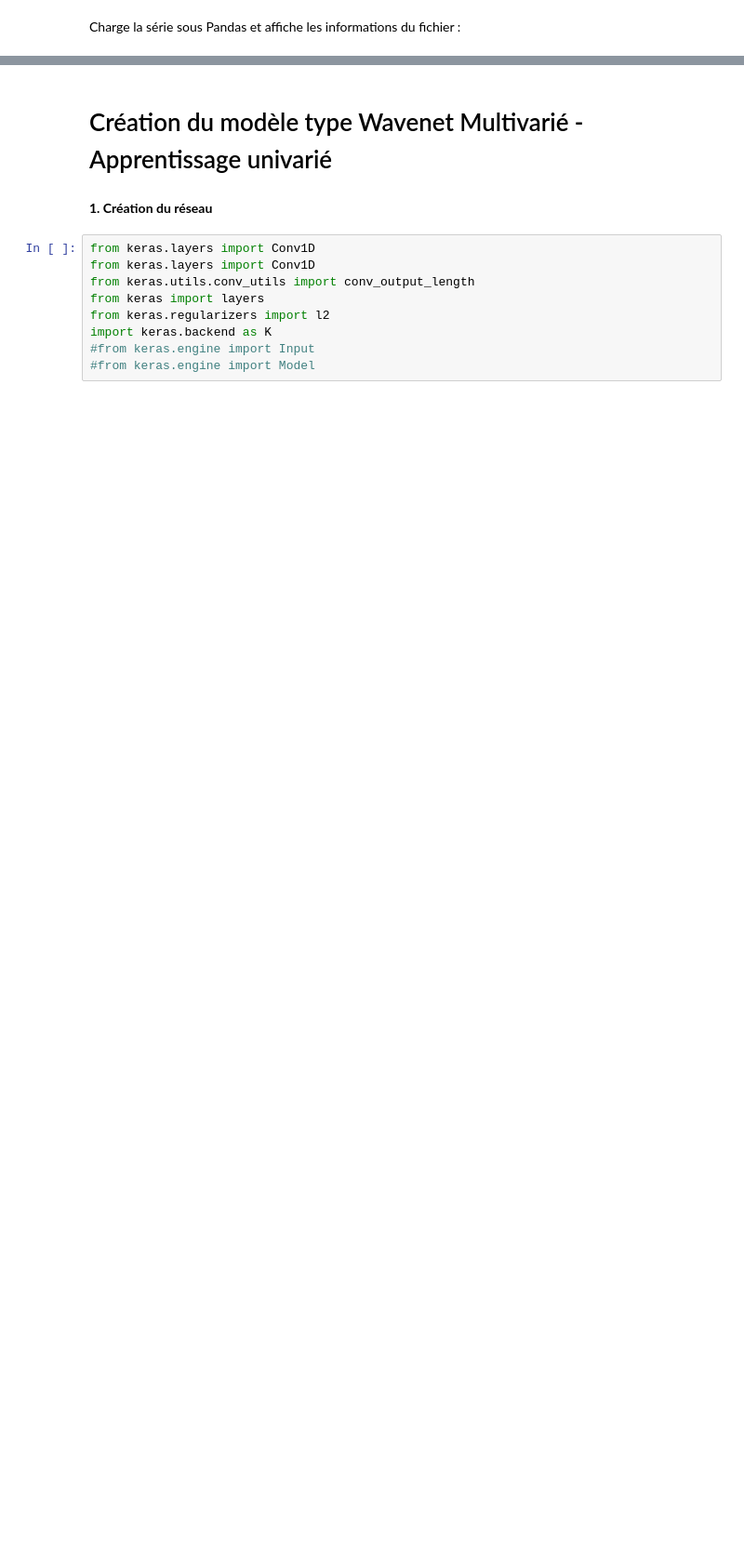
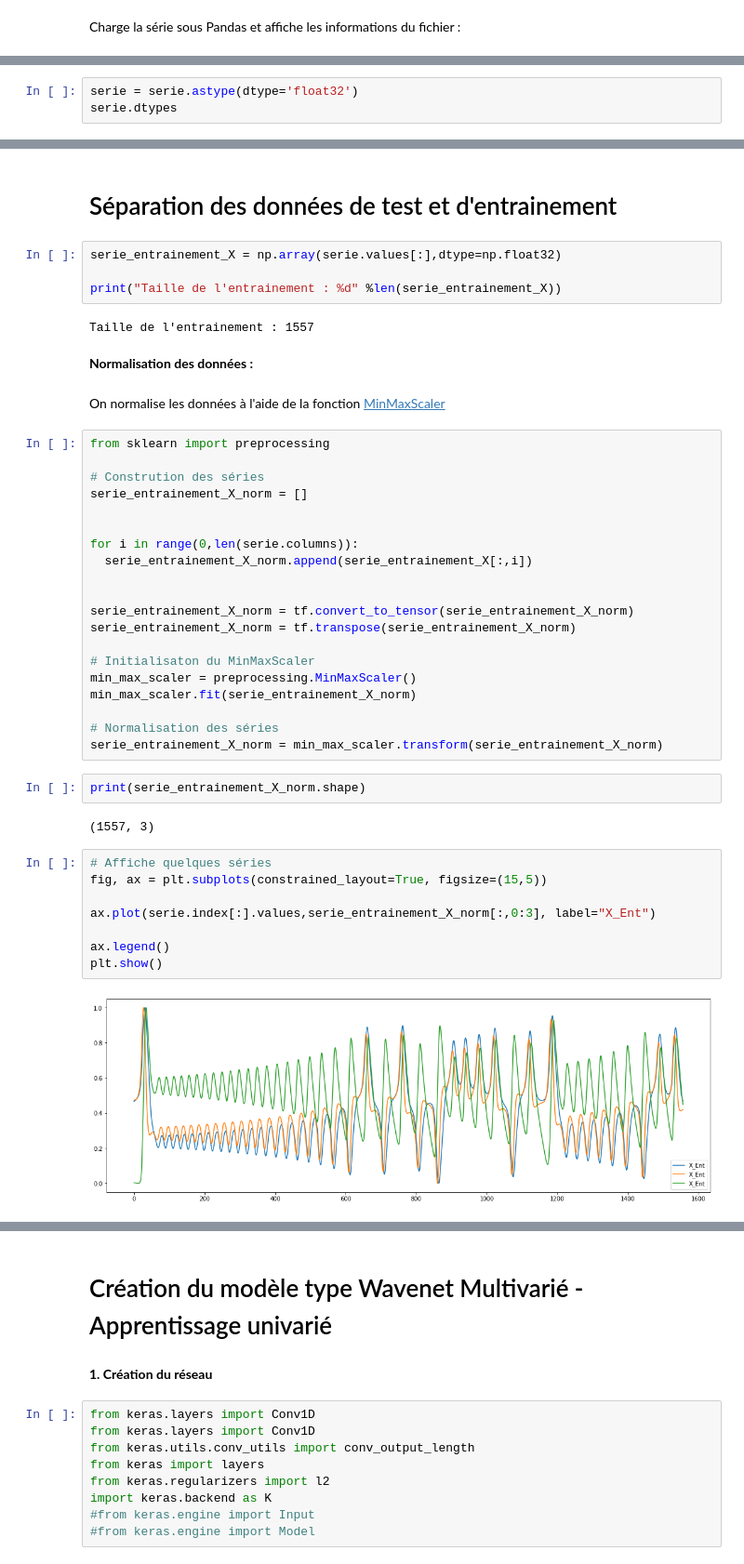
Before and after one commit to AlexandreBourrieau/ML2, a Jupyter notebook: WaveNet/LorenzMap_Wavenet_Univarié.ipynb, the cells around one changed output, grey strips where cells are left out. Shown at 93% size. Saved outputs shown, nothing was run; the diff lists cells and outputs as text; blank space fills up the shorter version.

```diff
--- a/WaveNet/LorenzMap_Wavenet_Univarié.ipynb
+++ b/WaveNet/LorenzMap_Wavenet_Univarié.ipynb
@@ -159,0 +94,3 @@ print(y_val.shape)
+# %%
+serie = serie.astype(dtype='float32')
+serie.dtypes
@@ -159,0 +102,46 @@ print(y_val.shape)
+# %% [markdown]
+# Séparation des données de test et d'entrainement
+# %%
+serie_entrainement_X = np.array(serie.values[:],dtype=np.float32)
+
+print("Taille de l'entrainement : %d" %len(serie_entrainement_X))
+# %% [output]
+Taille de l'entrainement : 1557
+# %% [markdown]
+**Normalisation des données :**
+# %% [markdown]
+On normalise les données à l'aide de la fonction [MinMaxScaler](https://scikit-learn.org/stable/modules/generated/sklearn.preprocessing.MinMaxScaler.html)
+# %%
+from sklearn import preprocessing
+
+# Constrution des séries
+serie_entrainement_X_norm = []
+
+
+for i in range(0,len(serie.columns)):
+  serie_entrainement_X_norm.append(serie_entrainement_X[:,i])
+
+
+serie_entrainement_X_norm = tf.convert_to_tensor(serie_entrainement_X_norm)
+serie_entrainement_X_norm = tf.transpose(serie_entrainement_X_norm)
+
+# Initialisaton du MinMaxScaler
+min_max_scaler = preprocessing.MinMaxScaler()
+min_max_scaler.fit(serie_entrainement_X_norm)
+
+# Normalisation des séries
+serie_entrainement_X_norm = min_max_scaler.transform(serie_entrainement_X_norm)
+# %%
+print(serie_entrainement_X_norm.shape)
+# %% [output]
+(1557, 3)
+# %%
+# Affiche quelques séries
+fig, ax = plt.subplots(constrained_layout=True, figsize=(15,5))
+
+ax.plot(serie.index[:].values,serie_entrainement_X_norm[:,0:3], label="X_Ent")
+
+ax.legend()
+plt.show()
+# %% [output]
+[figure, added]
```
Also changed, not shown: parts of 57 cells of this notebook.
